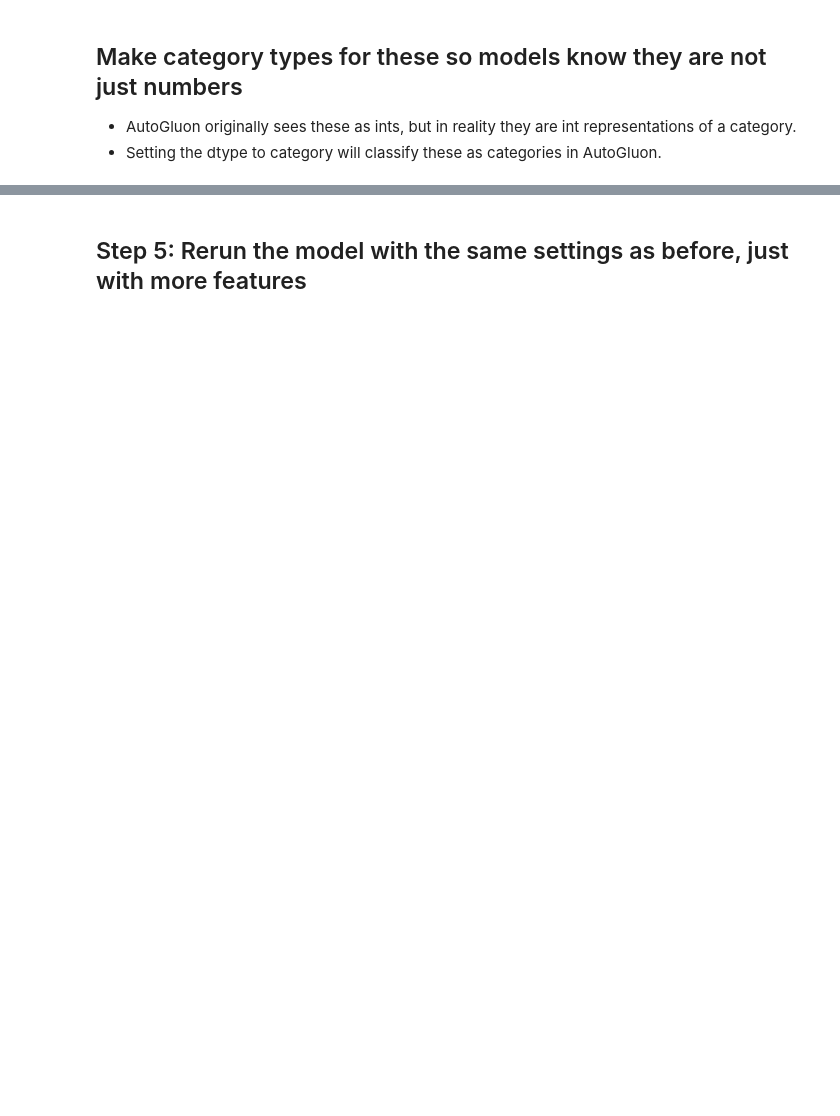
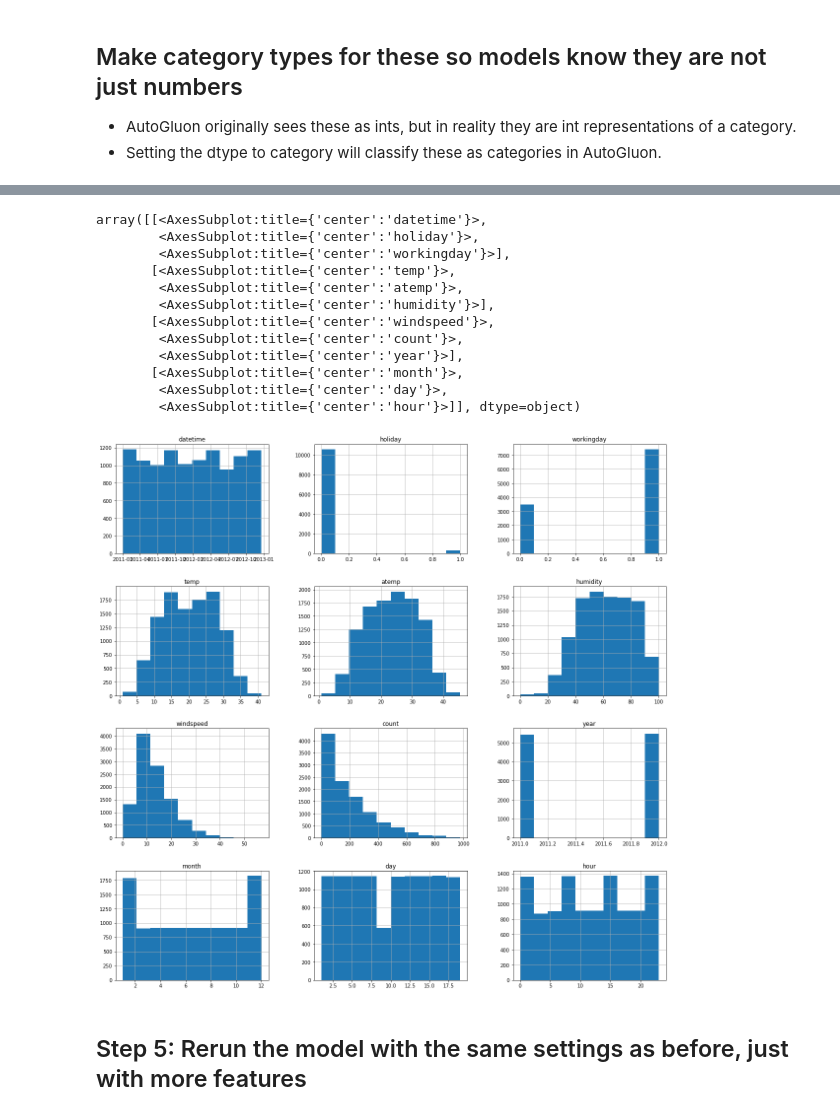
Before and after one commit to prerit18/awsmlv3, a Jupyter notebook: project-template.ipynb, the cells around one changed output, grey strips where cells are left out. Cells and saved outputs as stored; diff of their text form; code cells hidden in the pictures; blank space fills up the shorter version.

```diff
--- a/project-template.ipynb
+++ b/project-template.ipynb
@@ -144,0 +306,3 @@ test[?] = ?
+# %%
+train2['datetime'] = pd.to_datetime(train2['datetime'])
+train2['datetime'].describe()
@@ -144,0 +317,6 @@ test[?] = ?
+# %%
+# create a new feature
+train2['year'] = train2['datetime'].dt.year
+train2['month'] = train2['datetime'].dt.month
+train2['day'] = train2['datetime'].dt.day
+train2['hour'] = train2['datetime'].dt.hour
@@ -154,2 +344,7 @@ test["weather"] = ?
+# %%
+train2["season"] = train2["season"].astype("category")
+train2["weather"] = train2["weather"].astype("category")
+test["season"] = test["season"].astype("category")
+test["weather"] = test["weather"].astype("category")
 # %%
 # View are new feature
@@ -157,5 +359,19 @@ train.head()
 # %%
 # View histogram of all features again now with the hour feature
-train.?
+train2.hist(figsize=(20,20))
+# %% [output]
+array([[<AxesSubplot:title={'center':'datetime'}>,
+        <AxesSubplot:title={'center':'holiday'}>,
+        <AxesSubplot:title={'center':'workingday'}>],
+       [<AxesSubplot:title={'center':'temp'}>,
+        <AxesSubplot:title={'center':'atemp'}>,
+        <AxesSubplot:title={'center':'humidity'}>],
+       [<AxesSubplot:title={'center':'windspeed'}>,
+        <AxesSubplot:title={'center':'count'}>,
+        <AxesSubplot:title={'center':'year'}>],
+       [<AxesSubplot:title={'center':'month'}>,
+        <AxesSubplot:title={'center':'day'}>,
+        <AxesSubplot:title={'center':'hour'}>]], dtype=object)
+[figure, added]
 # %% [markdown]
 ## Step 5: Rerun the model with the same settings as before, just with more features
```
Also changed, not shown: parts of 54 cells of this notebook, 3 other files.
